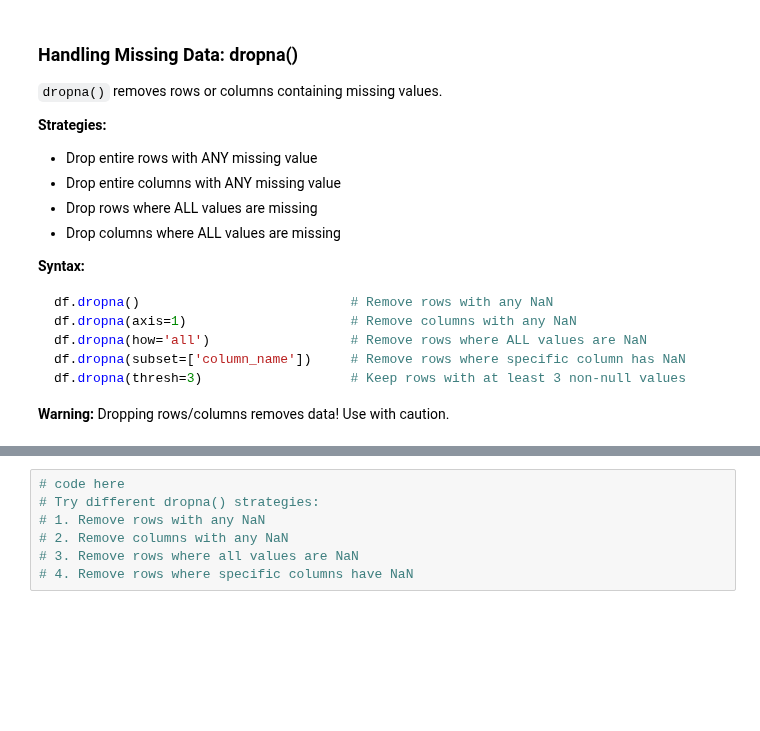
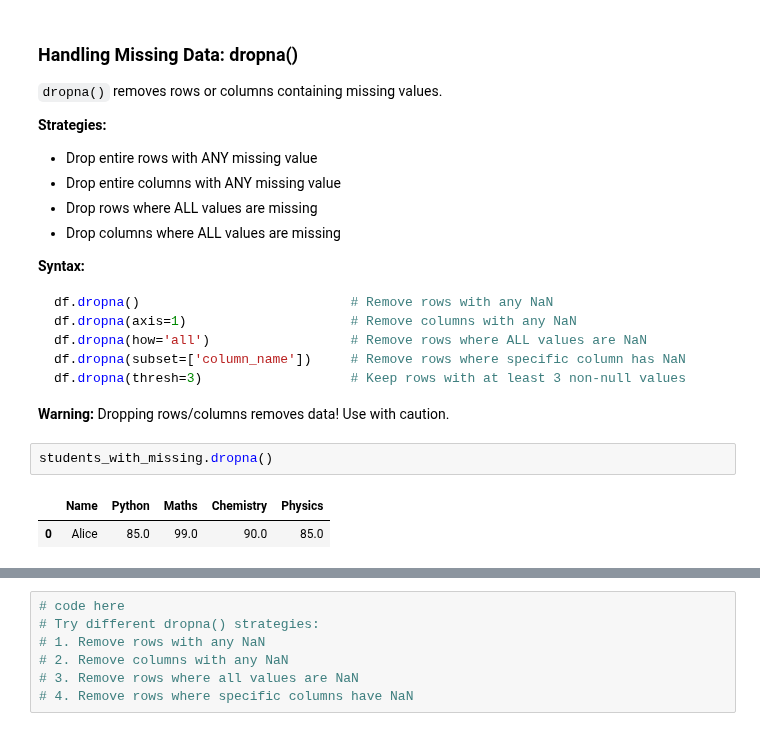
Before and after one commit to patzer-adi/Python_Workspace, a Jupyter notebook: Aditya_SEM_3_assignments/Pandas_workshop/pandas_workbook.ipynb, the cells around one changed output, grey strips where cells are left out. Drawn from its saved outputs; the diff is of its cells as text; blank space fills up the shorter version.

````diff
--- a/Aditya_SEM_3_assignments/Pandas_workshop/pandas_workbook.ipynb
+++ b/Aditya_SEM_3_assignments/Pandas_workshop/pandas_workbook.ipynb
@@ -1208,3 +1221,8 @@ df.dropna(thresh=3)                   # Keep rows with at least 3 non-null value
 ```
 
 **Warning:** Dropping rows/columns removes data! Use with caution.
+# %%
+students_with_missing.dropna()
+# %% [output]
+|  | Name | Python | Maths | Chemistry | Physics |
+| 0 | Alice | 85.0 | 99.0 | 90.0 | 85.0 |
````
Also changed, not shown: parts of 25 cells of this notebook, 12 other files.
